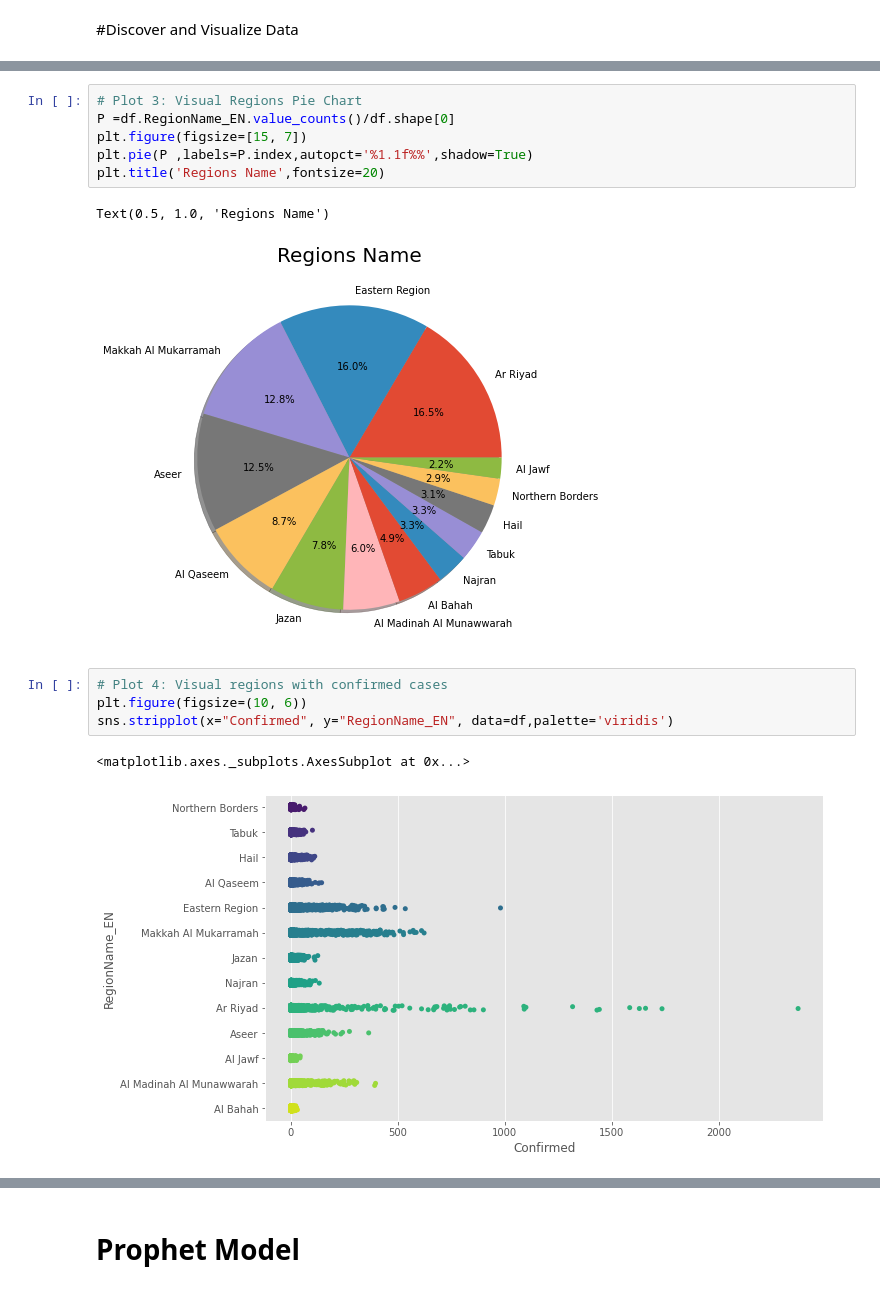
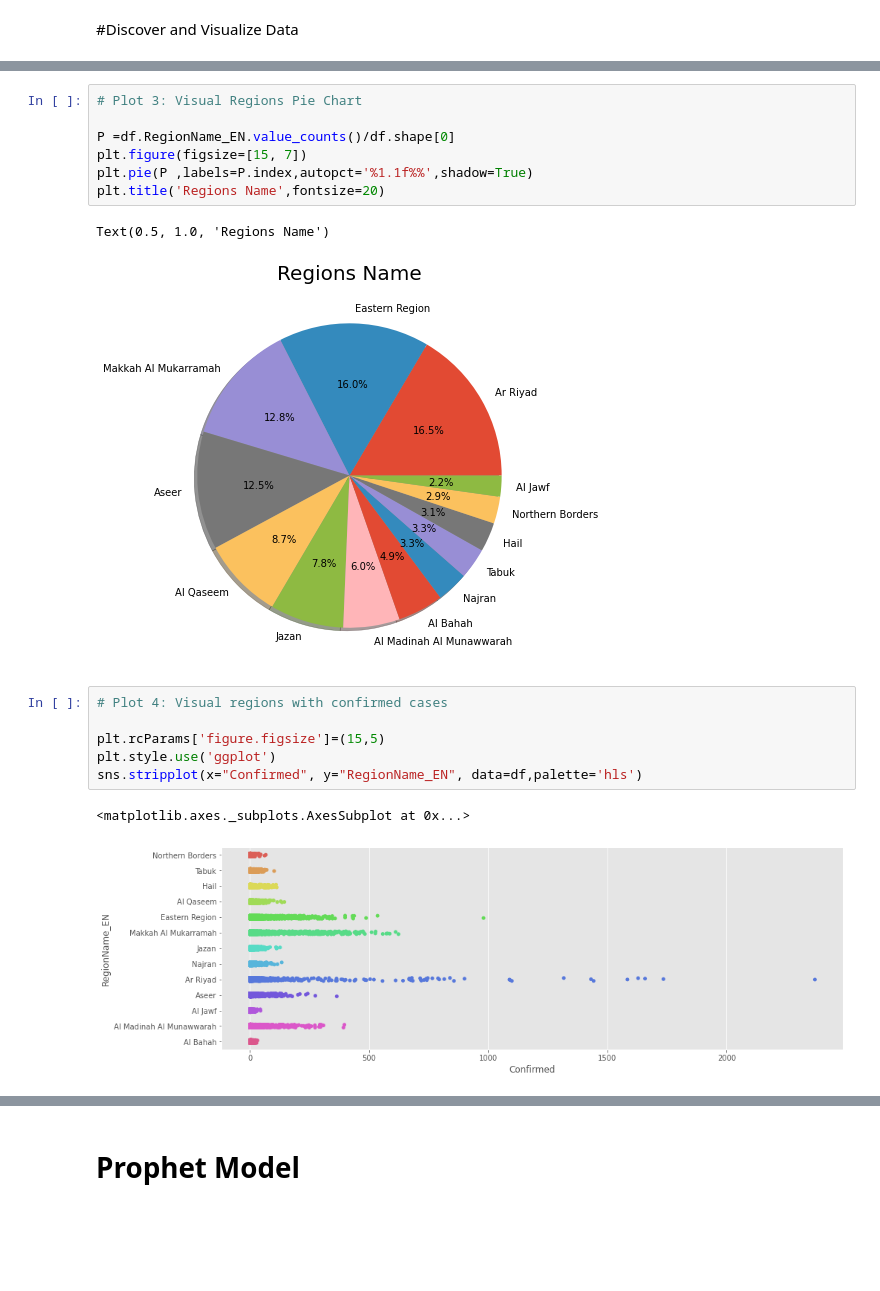
Before and after one commit to RahafSh/SDA_DS_FinalProject, a Jupyter notebook: Data_Science_FinalProject.ipynb, the cells around one changed output, grey strips where cells are left out. Saved outputs shown, nothing was run; the diff lists cells and outputs as text; blank space fills up the shorter version.

```diff
--- a/Data_Science_FinalProject.ipynb
+++ b/Data_Science_FinalProject.ipynb
@@ -213,5 +218,6 @@ Text(0.5, 0, 'Place Category')
 # %%
 # Plot 3: Visual Regions Pie Chart
+
 P =df.RegionName_EN.value_counts()/df.shape[0]
 plt.figure(figsize=[15, 7])
 plt.pie(P ,labels=P.index,autopct='%1.1f%%',shadow=True)
@@ -221,10 +227,12 @@ Text(0.5, 1.0, 'Regions Name')
 [figure]
 # %%
 # Plot 4: Visual regions with confirmed cases
-plt.figure(figsize=(10, 6))
-sns.stripplot(x="Confirmed", y="RegionName_EN", data=df,palette='viridis')
+
+plt.rcParams['figure.figsize']=(15,5)
+plt.style.use('ggplot')
+sns.stripplot(x="Confirmed", y="RegionName_EN", data=df,palette='hls')
 # %% [output]
 <matplotlib.axes._subplots.AxesSubplot at 0x...>
-[figure, old version]
+[figure, new version]
 # %%
 # Plot 5: Visual confiremed & recovered cases
```
Also changed, not shown: parts of 17 cells of this notebook.
